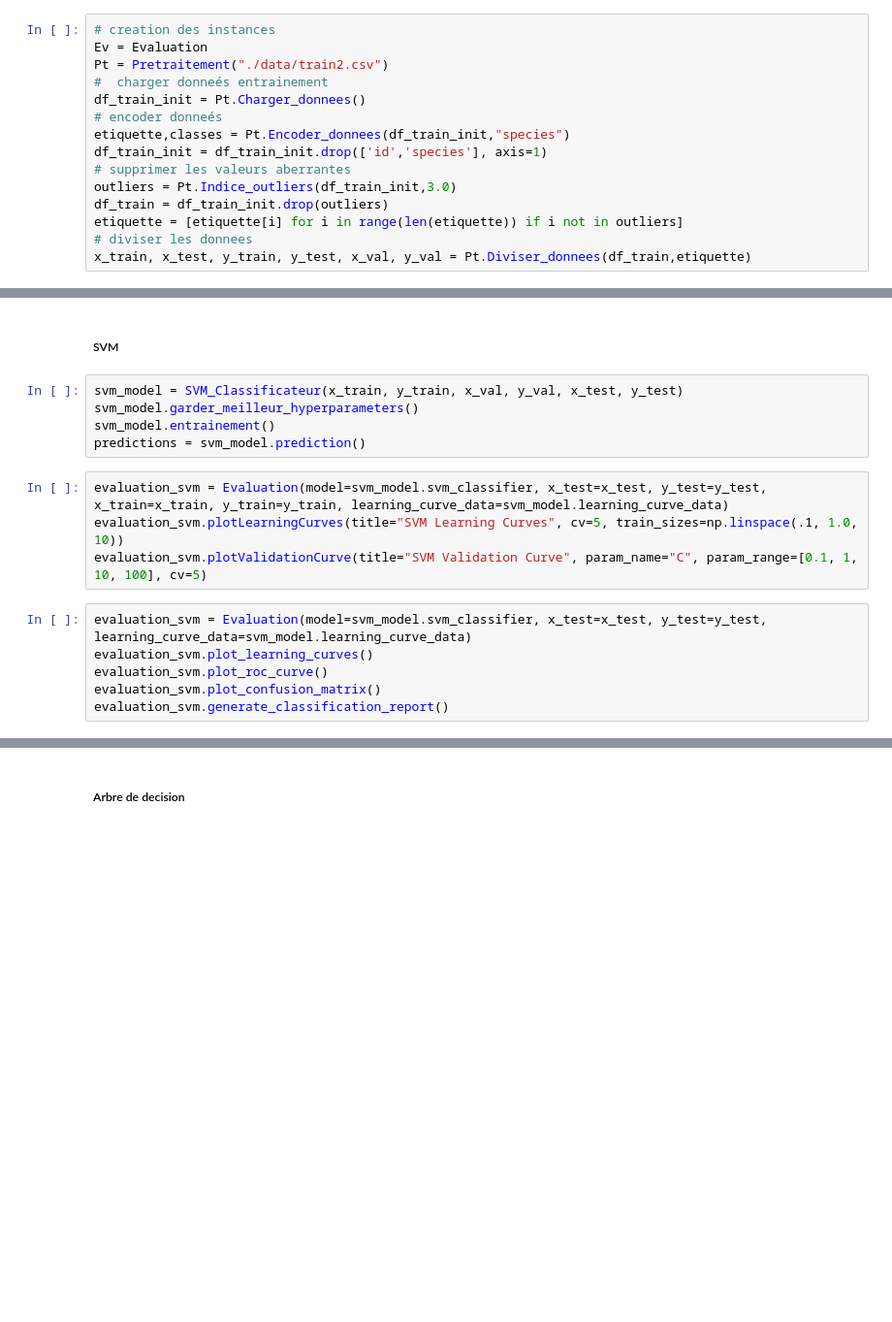
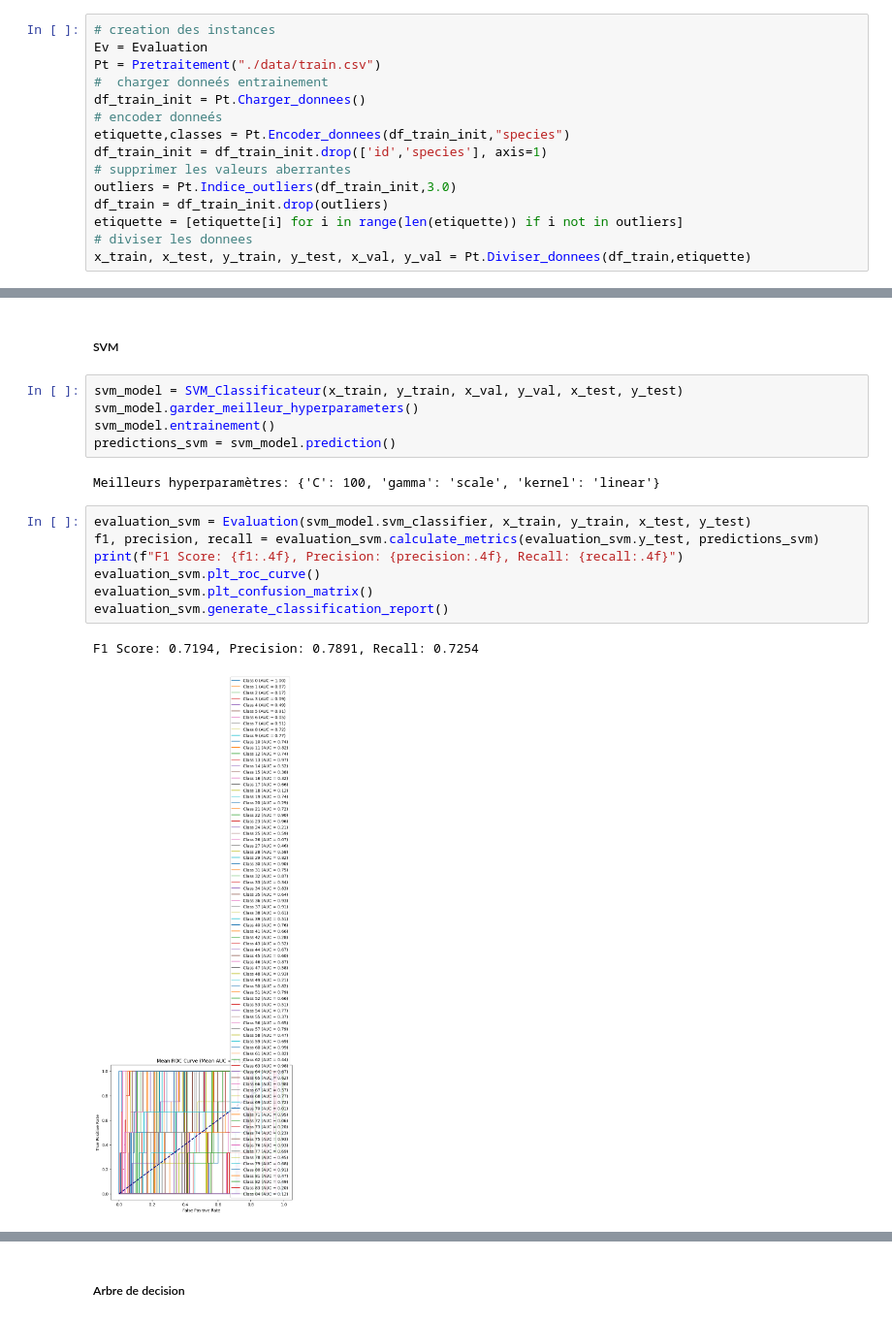
Before and after one commit to mazen-bh/Projet_IFT_712, a Jupyter notebook: main.ipynb, the cells around one changed output, grey strips where cells are left out. Shown: that part at 97% size. Saved outputs shown, nothing was run; the diff lists cells and outputs as text; blank space fills up the shorter version.

Commit message:
commit quasi final : sans learning curve

```diff
--- a/main.ipynb
+++ b/main.ipynb
@@ -18,7 +18,7 @@ from sklearn.ensemble import RandomForestClassifier
 # %%
 # creation des instances
 Ev = Evaluation
-Pt = Pretraitement("./data/train2.csv")
+Pt = Pretraitement("./data/train.csv")
 #  charger donneés entrainement
 df_train_init = Pt.Charger_donnees()
 # encoder donneés
@@ -92,14 +63,16 @@ weighted avg       0.98      0.97      0.97       193
 svm_model = SVM_Classificateur(x_train, y_train, x_val, y_val, x_test, y_test)
 svm_model.garder_meilleur_hyperparameters()
 svm_model.entrainement()
-predictions = svm_model.prediction()
+predictions_svm = svm_model.prediction()
+# %% [output]
+Meilleurs hyperparamètres: {'C': 100, 'gamma': 'scale', 'kernel': 'linear'}
-# %%
-evaluation_svm = Evaluation(model=svm_model.svm_classifier, x_test=x_test, y_test=y_test, x_train=x_train, y_train=y_train, learning_curve_data=svm_model.learning_curve_data)
-evaluation_svm.plotLearningCurves(title="SVM Learning Curves", cv=5, train_sizes=np.linspace(.1, 1.0, 10))
-evaluation_svm.plotValidationCurve(title="SVM Validation Curve", param_name="C", param_range=[0.1, 1, 10, 100], cv=5)
-# %%
-evaluation_svm = Evaluation(model=svm_model.svm_classifier, x_test=x_test, y_test=y_test, learning_curve_data=svm_model.learning_curve_data)
-evaluation_svm.plot_learning_curves()
-evaluation_svm.plot_roc_curve()
-evaluation_svm.plot_confusion_matrix()
-evaluation_svm.generate_classification_report()
+# %%
+evaluation_svm = Evaluation(svm_model.svm_classifier, x_train, y_train, x_test, y_test)
+f1, precision, recall = evaluation_svm.calculate_metrics(evaluation_svm.y_test, predictions_svm)
+print(f"F1 Score: {f1:.4f}, Precision: {precision:.4f}, Recall: {recall:.4f}")
+evaluation_svm.plt_roc_curve()
+evaluation_svm.plt_confusion_matrix()
+evaluation_svm.generate_classification_report()
+# %% [output]
+F1 Score: 0.7194, Precision: 0.7891, Recall: 0.7254
+[figure, added]
```
Also changed, not shown: parts of 9 cells of this notebook, 12 other files.
